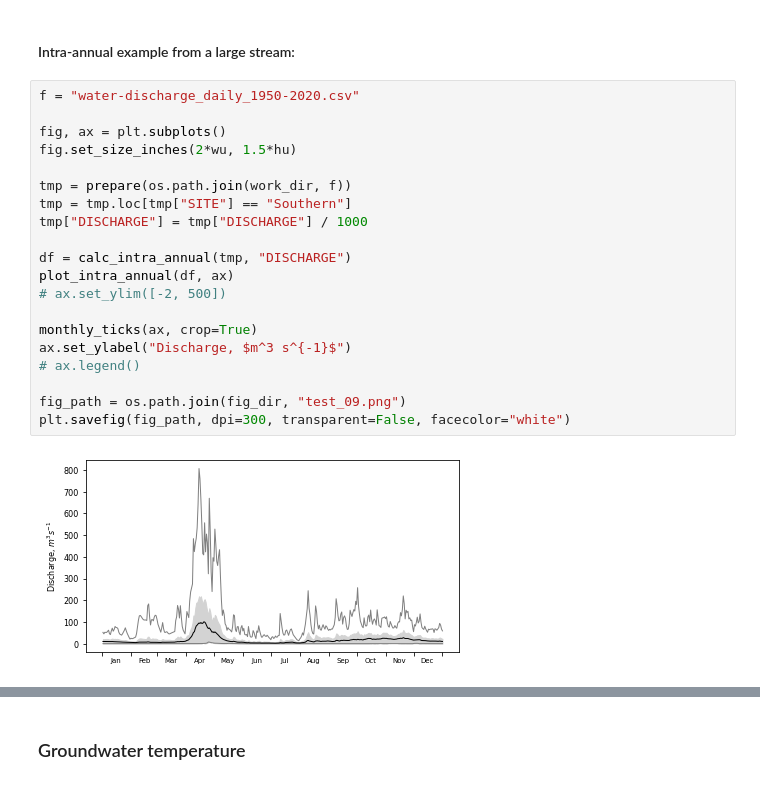
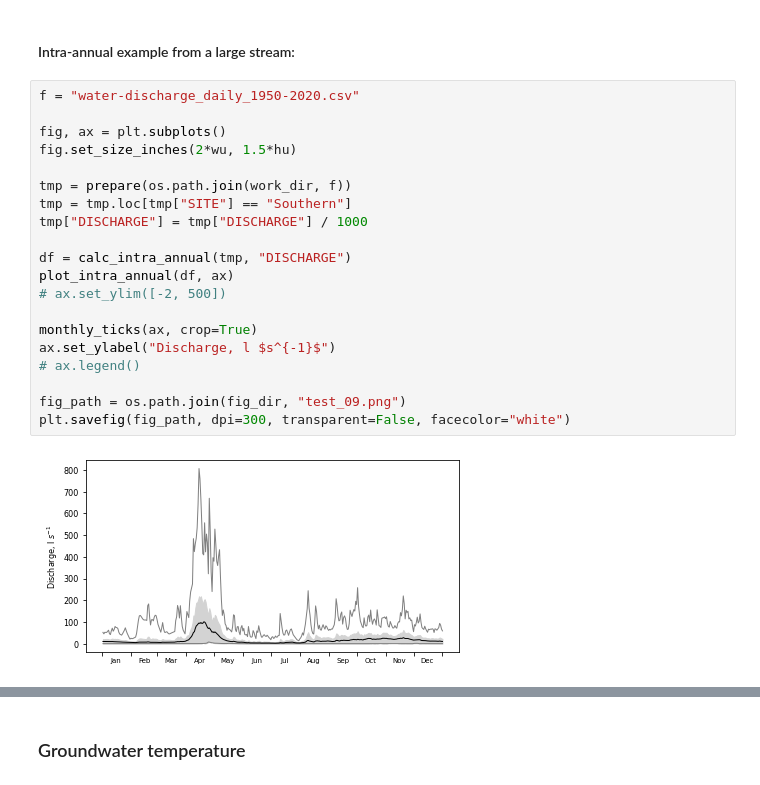
Before and after one commit to shi-hydrology/lammin-suo-plots, a Jupyter notebook: lammin_suo_plots.ipynb, the cells around one changed output, grey strips where cells are left out. Saved outputs shown, nothing was run; the diff lists cells and outputs as text.

Commit message:
Fixed discharge units

```diff
--- a/lammin_suo_plots.ipynb
+++ b/lammin_suo_plots.ipynb
@@ -926,25 +926,25 @@ plt.savefig(fig_path, dpi=300, transparent=False, facecolor="white")
 # %%
 f = "water-discharge_daily_1950-2020.csv"
 
 fig, ax = plt.subplots()
 fig.set_size_inches(2*wu, 1.5*hu)
 
 tmp = prepare(os.path.join(work_dir, f))
 tmp = tmp.loc[tmp["SITE"] == "Southern"]
 tmp["DISCHARGE"] = tmp["DISCHARGE"] / 1000
 
 df = calc_intra_annual(tmp, "DISCHARGE")
 plot_intra_annual(df, ax)
 # ax.set_ylim([-2, 500])
 
 monthly_ticks(ax, crop=True)
-ax.set_ylabel("Discharge, $m^3 s^{-1}$")
+ax.set_ylabel("Discharge, l $s^{-1}$")
 # ax.legend()
 
 fig_path = os.path.join(fig_dir, "test_09.png")
 plt.savefig(fig_path, dpi=300, transparent=False, facecolor="white")
 # %% [output]
-[figure, old version]
+[figure, new version]
 # %%
 f = "water-discharge_daily_1950-2020.csv"
 
```
Also changed, not shown: parts of 1 cell of this notebook.
